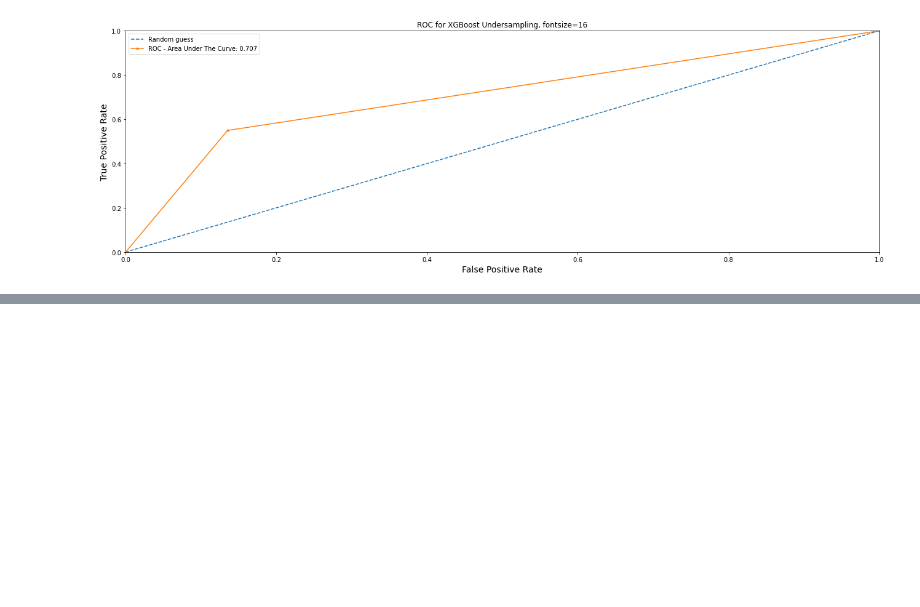
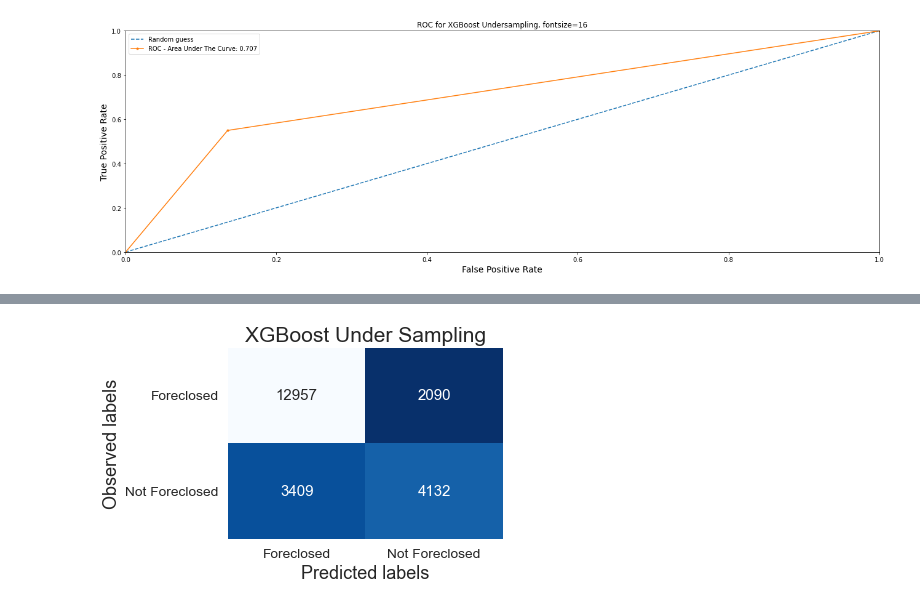
Before and after one commit to RaulCPena/classification_analysis, a Jupyter notebook: Jupyter_Notebooks/XGBoost.ipynb, the cells around one changed output, grey strips where cells are left out. Saved outputs shown, nothing was run; the diff lists cells and outputs as text; code cells hidden in the pictures; blank space fills up the shorter version.

```diff
--- a/Jupyter_Notebooks/XGBoost.ipynb
+++ b/Jupyter_Notebooks/XGBoost.ipynb
@@ -342,10 +366,11 @@ plt.savefig('../Notebook_images/roc_xgboost_undersampling');
 # %% [output]
 [figure]
 # %%
+plt.rcParams.update({'axes.facecolor':'white'})
+plt.figure(figsize=(10,5))
 plt.barh(X_under.columns.sort_values(ascending=False), model_xgb_under.feature_importances_, align='edge')
 plt.title('Feature Importance for XGBoost Undersampling', fontsize=16)
 plt.tight_layout()
 plt.savefig('../Notebook_images/XGBoost_feature_importance_Undersampling')
 plt.show();
-# plt.barh(X_under.columns, model_xgb_under.feature_importances_);
 # %% [output]
@@ -385,0 +411,23 @@ weighted avg       0.75      0.76      0.75     22588
+# %%
+cm = confusion_matrix(y_test_u, predictions_xgb_under)
+
+ax = plt.subplot()
+sns.set(font_scale=1.25) # Adjust to fit
+sns.heatmap(cm, annot=True, ax=ax, cmap="Blues_r", fmt="g", cbar=False);
+
+# Labels, title and ticks
+label_font = {'size':'18'}  # Adjust to fit
+ax.set_xlabel('Predicted labels', fontdict=label_font);
+ax.set_ylabel('Observed labels', fontdict=label_font);
+
+title_font = {'size':'21'}  # Adjust to fit
+ax.set_title('XGBoost Under Sampling', fontdict=title_font);
+
+ax.tick_params(axis='both', which='major', labelrotation=0)  # Adjust to fit
+ax.xaxis.set_ticklabels(['Foreclosed', 'Not Foreclosed']);
+ax.yaxis.set_ticklabels(['Foreclosed', 'Not Foreclosed']);
+plt.tight_layout()
+plt.savefig('../Notebook_images/XGBoostUnderSampling')
+plt.show()
+# %% [output]
+[figure, added]
```
Also changed, not shown: parts of 9 cells of this notebook, 6 other files.
